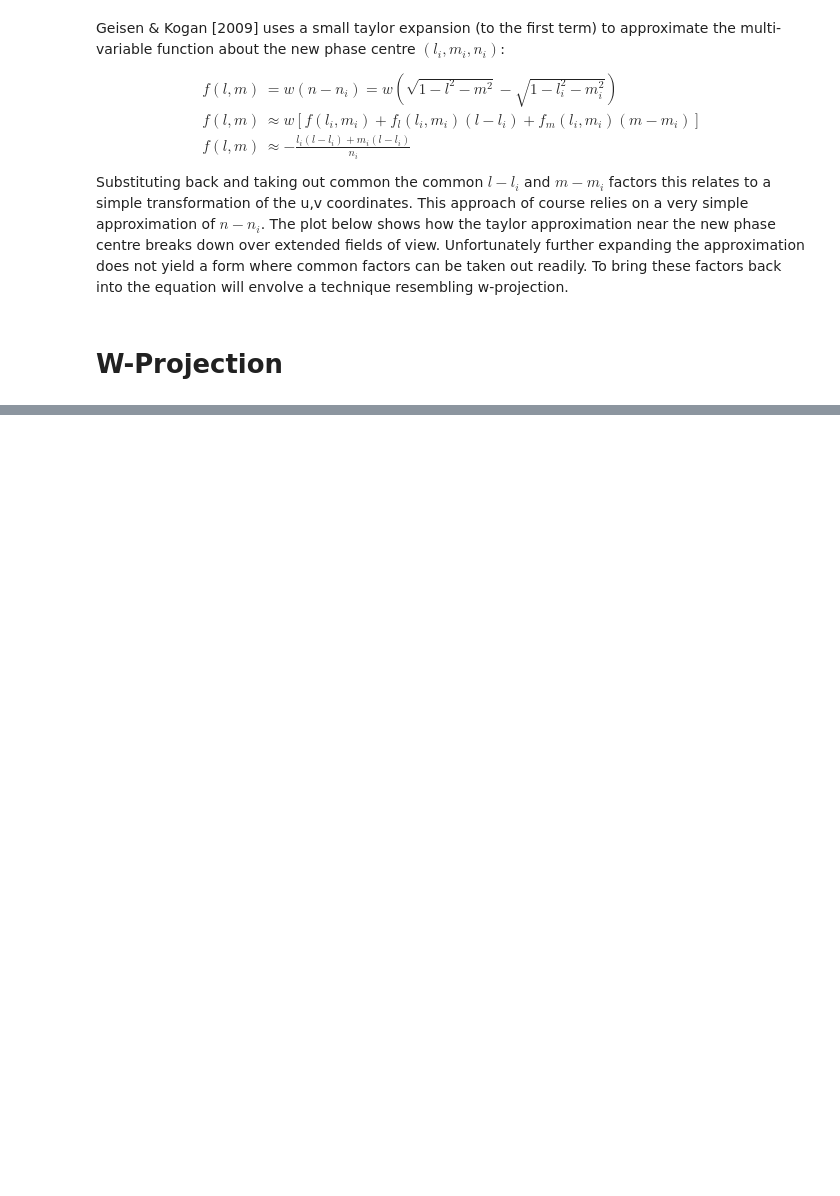
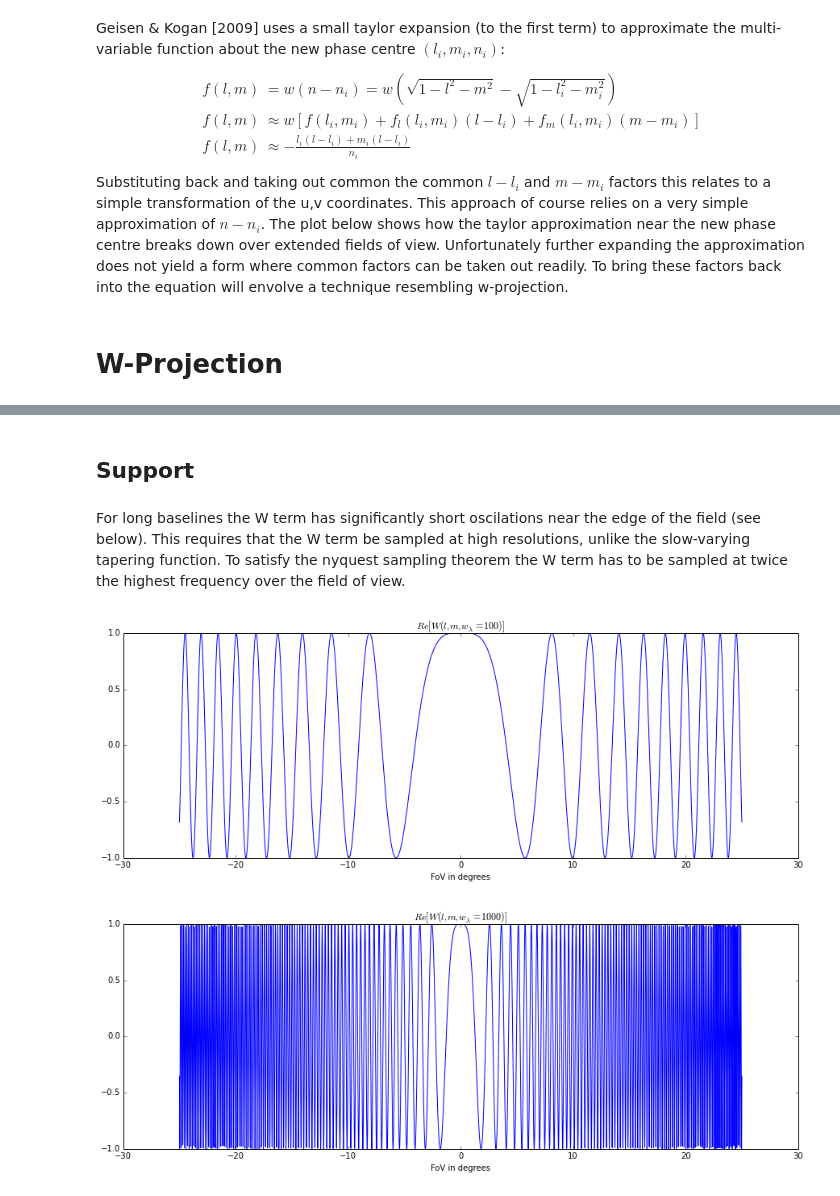
Before and after one commit to ratt-ru/bullseye, a Jupyter notebook: writing_and_wiki/notebooks/Convolution Kernels.ipynb, the cells around one changed output, grey strips where cells are left out. Cells and saved outputs as stored; diff of their text form; code cells hidden in the pictures; blank space fills up the shorter version.

```diff
--- a/writing_and_wiki/notebooks/Convolution Kernels.ipynb
+++ b/writing_and_wiki/notebooks/Convolution Kernels.ipynb
@@ -51,3 +55,25 @@ from matplotlib import pyplot as plt
+# %% [markdown]
+## Support
+# %% [markdown]
+For long baselines the W term has significantly short oscilations near the edge of the field (see below). This requires that the W term be sampled at high resolutions, unlike the slow-varying tapering function. To satisfy the nyquest sampling theorem the W term has to be sampled at twice the highest frequency over the field of view.
+# %%
+theta_max = np.deg2rad(25)
+samp = 4096
+theta = np.linspace(-theta_max,theta_max,samp)
+l = np.sin(theta)
+n_min_1 = np.sqrt(1 - l**2) - 1
+plt.figure(figsize=(15, 5),dpi=300)
+plt.title("$Re[W(l,m,w_\lambda=100)]$")
+plt.xlabel("FoV in degrees")
+plt.plot(np.rad2deg(theta),np.cos(2*np.pi*n_min_1*100))
+plt.figure(figsize=(15, 5),dpi=300)
+plt.title("$Re[W(l,m,w_\lambda=1000)]$")
+plt.xlabel("FoV in degrees")
+plt.plot(np.rad2deg(theta),np.cos(2*np.pi*n_min_1*1000))
+plt.show()
+# %% [output]
+[figure, added]
+[figure, added]
 # %%
 def compute_lmn(phase_centres,image_coordinate):
     delta_ra = - phase_centres[0] + image_coordinate[0]
```
Also changed, not shown: parts of 5 cells of this notebook, 1 other file.
